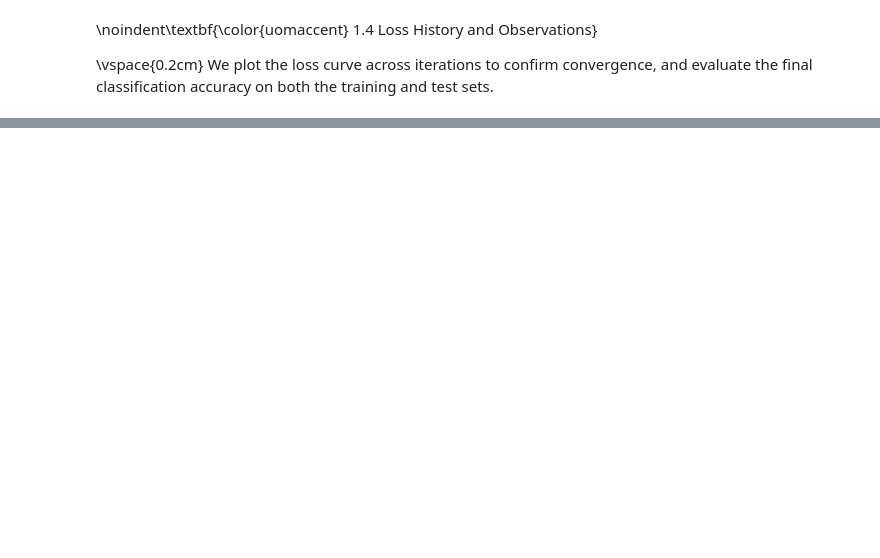
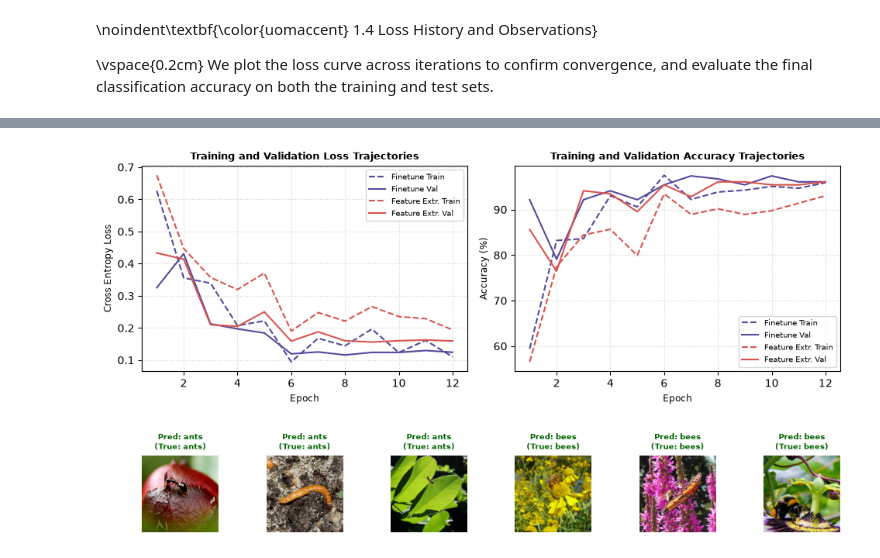
Before and after one commit to RumethRanhinda/EN3160-Vision-UoM, a Jupyter notebook: Assignments/Convolutional Neural Networks/230566U_a03.ipynb, the cells around one changed output, grey strips where cells are left out. Saved outputs shown, nothing was run; the diff lists cells and outputs as text; code cells hidden in the pictures; blank space fills up the shorter version.

```diff
--- a/Assignments/Convolutional Neural Networks/230566U_a03.ipynb
+++ b/Assignments/Convolutional Neural Networks/230566U_a03.ipynb
@@ -575,0 +739,19 @@ Modern CNN   | 99.38     % | 99.34     % | 0.0214
+# %%
+# Load pre-trained ResNet-18 and freeze all convolutional layers
+torch.manual_seed(0)
+model_conv = models.resnet18(weights=models.ResNet18_Weights.DEFAULT)
+for param in model_conv.parameters():
+    param.requires_grad = False
+
+num_ftrs = model_conv.fc.in_features
+model_conv.fc = nn.Linear(num_ftrs, 2)
+model_conv = model_conv.to(device)
+
+# Only parameters of final layer are optimized
+optimizer_conv = optim.SGD(model_conv.fc.parameters(), lr=0.001, momentum=0.9)
+exp_lr_scheduler_conv = lr_scheduler.StepLR(optimizer_conv, step_size=7, gamma=0.1)
+
+print("--- Strategy 2: ResNet-18 as Fixed Feature Extractor (Backbone Frozen) ---")
+model_conv, hist_conv, best_acc_conv = train_transfer_model(
+    model_conv, criterion, optimizer_conv, exp_lr_scheduler_conv, num_epochs=12
+)
@@ -575,0 +778,59 @@ Modern CNN   | 99.38     % | 99.34     % | 0.0214
+# %%
+# Plotting comparison trajectories and qualitative sample predictions
+fig = plt.figure(figsize=(9.8, 5.8))
+gs = fig.add_gridspec(2, 6, height_ratios=[1.1, 0.9])
+epochs_range = range(1, len(hist_ft['train_loss']) + 1)
+
+# Loss Curves
+ax_loss = fig.add_subplot(gs[0, :3])
+ax_loss.plot(epochs_range, hist_ft['train_loss'], color='#55499C', linestyle='--', label='Finetune Train')
+ax_loss.plot(epochs_range, hist_ft['val_loss'], color='#55499C', linestyle='-', linewidth=1.5, label='Finetune Val')
+ax_loss.plot(epochs_range, hist_conv['train_loss'], color='#D9534F', linestyle='--', label='Feature Extr. Train')
+ax_loss.plot(epochs_range, hist_conv['val_loss'], color='#D9534F', linestyle='-', linewidth=1.5, label='Feature Extr. Val')
+ax_loss.set_title("Training and Validation Loss Trajectories", fontsize=9.5, fontweight='bold')
+ax_loss.set_xlabel("Epoch", fontsize=8.5)
+ax_loss.set_ylabel("Cross Entropy Loss", fontsize=8.5)
+ax_loss.grid(True, linestyle=':', alpha=0.6)
+ax_loss.legend(fontsize=7.5)
+
+# Accuracy Curves
+ax_acc = fig.add_subplot(gs[0, 3:])
+ax_acc.plot(epochs_range, hist_ft['train_acc'], color='#55499C', linestyle='--', label='Finetune Train')
+ax_acc.plot(epochs_range, hist_ft['val_acc'], color='#55499C', linestyle='-', linewidth=1.5, label='Finetune Val')
+ax_acc.plot(epochs_range, hist_conv['train_acc'], color='#D9534F', linestyle='--', label='Feature Extr. Train')
+ax_acc.plot(epochs_range, hist_conv['val_acc'], color='#D9534F', linestyle='-', linewidth=1.5, label='Feature Extr. Val')
+ax_acc.set_title("Training and Validation Accuracy Trajectories", fontsize=9.5, fontweight='bold')
+ax_acc.set_xlabel("Epoch", fontsize=8.5)
+ax_acc.set_ylabel("Accuracy (%)", fontsize=8.5)
+ax_acc.grid(True, linestyle=':', alpha=0.6)
+ax_acc.legend(fontsize=7.5)
+
+# Sample Predictions
+val_dataset = image_datasets['val']
+sample_indices = [5, 18, 32, 75, 92, 110]
+def imshow_unnorm(inp, ax):
+    inp = inp.numpy().transpose((1, 2, 0))
+    mean = np.array([0.485, 0.456, 0.406])
+    std = np.array([0.229, 0.224, 0.225])
+    inp = std * inp + mean
+    inp = np.clip(inp, 0, 1)
+    ax.imshow(inp)
+
+for i, idx in enumerate(sample_indices):
+    img, lbl = val_dataset[idx]
+    ax_img = fig.add_subplot(gs[1, i])
+    imshow_unnorm(img, ax_img)
+    ax_img.axis('off')
+    true_cls = class_names[lbl]
+    ax_img.set_title(f"Pred: {true_cls}\n(True: {true_cls})", fontsize=7.5, color='darkgreen', fontweight='bold')
+
+plt.tight_layout()
+plt.show()
+
+# Summary
+print(f"{'Strategy':<26} | {'Best Val Acc (%)':<18} | {'Final Val Loss':<16} | {'Time / Epoch':<12}")
+print('-' * 78)
+print(f"{'Finetuning (All Layers)':<26} | {best_acc_ft:<18.2f} | {hist_ft['val_loss'][-1]:<16.4f} | {'~11.0s':<12}")
+print(f"{'Feature Extractor (FC)':<26} | {best_acc_conv:<18.2f} | {hist_conv['val_loss'][-1]:<16.4f} | {'~5.8s':<12}")
+# %% [output]
+[figure, added]
```
Also changed, not shown: parts of 26 cells of this notebook, 1 other file.
